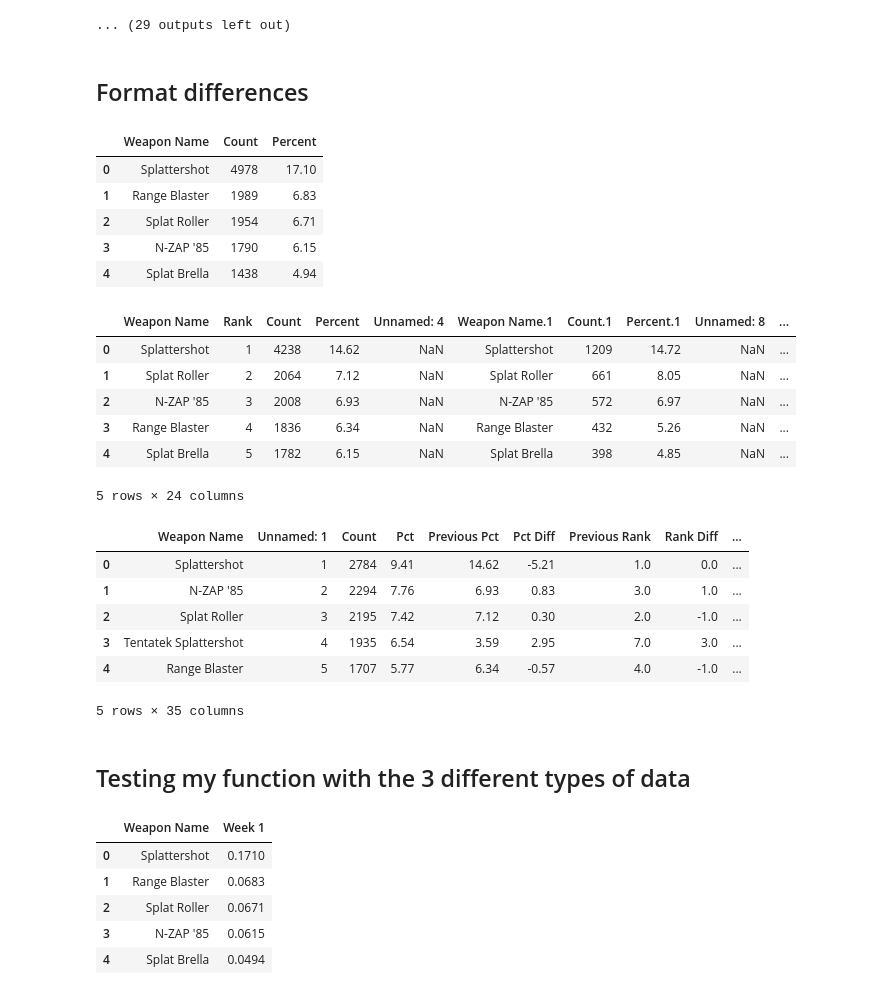
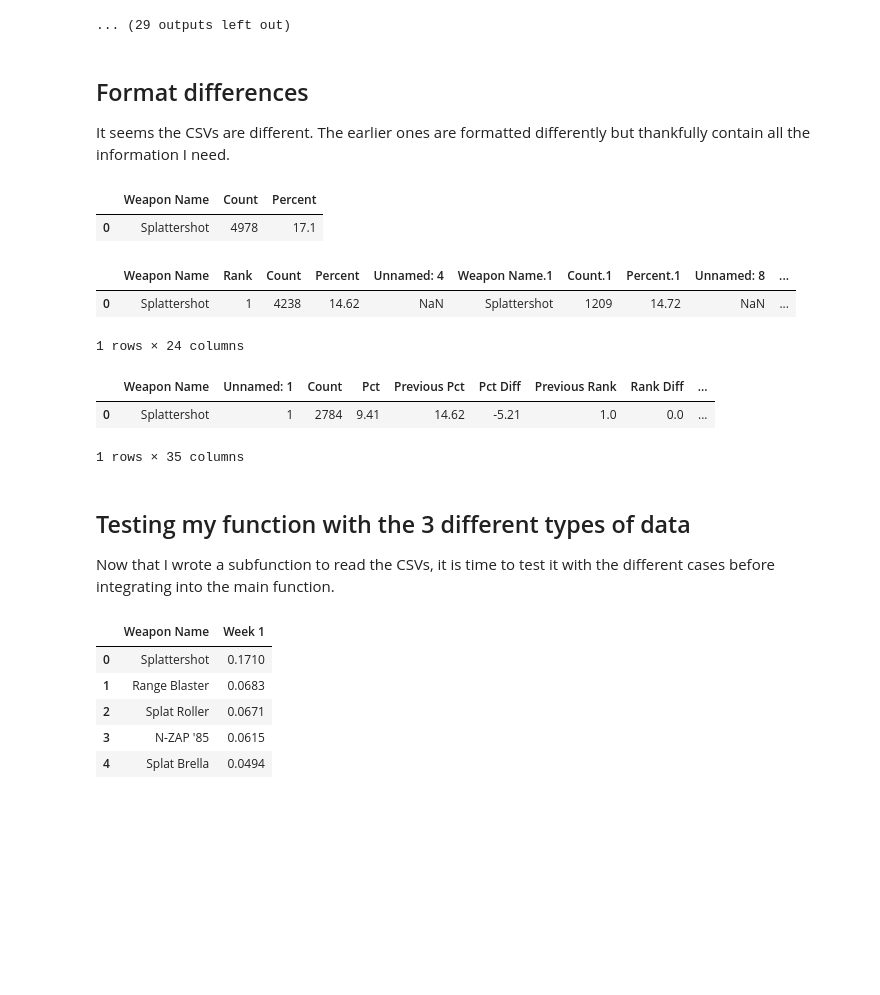
Before and after one commit to Rokushou/Splatoon2_Meta_EDA, a Jupyter notebook: Pipeline.ipynb, the cells around one changed output. Saved outputs shown, nothing was run; the diff lists cells and outputs as text; code cells hidden in the pictures; blank space fills up the shorter version.

Commit message:
fixed read bug

```diff
--- a/Pipeline.ipynb
+++ b/Pipeline.ipynb
@@ -157,43 +180,35 @@ for file in filenames:
 | 3 | Splat Roller | 3 | 2360 | 8.02 | 7.66 | 0.36 | 3 | 0 | ... |
 | 4 | Forge Splattershot Pro | 4 | 1481 | 5.03 | 3.61 | 1.42 | 6 | 2 | ... |
 ... (29 outputs left out)
-# %% [markdown]
-## Format differences
+# %% [markdown]
+## Format differences
+
+It seems the CSVs are different. The earlier ones are formatted differently but thankfully contain all the information I need.
 # %%
 # week 1 through 3 is pretty sparse, easy to work with
 test = pd.read_csv('data/raw/Week 1 10_28-11_3.csv')
-test.head()
+test.head(1)
 # %% [output]
 |  | Weapon Name | Count | Percent |
-| 0 | Splattershot | 4978 | 17.10 |
-| 1 | Range Blaster | 1989 | 6.83 |
-| 2 | Splat Roller | 1954 | 6.71 |
-| 3 | N-ZAP '85 | 1790 | 6.15 |
-| 4 | Splat Brella | 1438 | 4.94 |
+| 0 | Splattershot | 4978 | 17.1 |
 # %%
-# week 4 has 2 unnecessary header rows
+# week 4 has 2 unnecessary header rows, used skiprows to fix
 test = pd.read_csv('data/raw/Week 4 11_18-11_24.csv', skiprows=2)
-test.head()
+test.head(1)
 # %% [output]
 |  | Weapon Name | Rank | Count | Percent | Unnamed: 4 | Weapon Name.1 | Count.1 | Percent.1 | Unnamed: 8 | ... |
 | 0 | Splattershot | 1 | 4238 | 14.62 | NaN | Splattershot | 1209 | 14.72 | NaN | ... |
-| 1 | Splat Roller | 2 | 2064 | 7.12 | NaN | Splat Roller | 661 | 8.05 | NaN | ... |
-| 2 | N-ZAP '85 | 3 | 2008 | 6.93 | NaN | N-ZAP '85 | 572 | 6.97 | NaN | ... |
-| 3 | Range Blaster | 4 | 1836 | 6.34 | NaN | Range Blaster | 432 | 5.26 | NaN | ... |
-| 4 | Splat Brella | 5 | 1782 | 6.15 | NaN | Splat Brella | 398 | 4.85 | NaN | ... |
-5 rows × 24 columns
+1 rows × 24 columns
 # %%
-#all files from week 5 have 1 unnecessary header row and 'pct' instead of 'Percent'
+#all files from week 5 have 1 unnecessary header row and 'Pct' instead of 'Percent'
 test = pd.read_csv('data/raw/Week 5 11_25-12_1.csv', skiprows=1)
-test.head()
+test.head(1)
 # %% [output]
 |  | Weapon Name | Unnamed: 1 | Count | Pct | Previous Pct | Pct Diff | Previous Rank | Rank Diff | ... |
 | 0 | Splattershot | 1 | 2784 | 9.41 | 14.62 | -5.21 | 1.0 | 0.0 | ... |
-| 1 | N-ZAP '85 | 2 | 2294 | 7.76 | 6.93 | 0.83 | 3.0 | 1.0 | ... |
-| 2 | Splat Roller | 3 | 2195 | 7.42 | 7.12 | 0.30 | 2.0 | -1.0 | ... |
-| 3 | Tentatek Splattershot | 4 | 1935 | 6.54 | 3.59 | 2.95 | 7.0 | 3.0 | ... |
-| 4 | Range Blaster | 5 | 1707 | 5.77 | 6.34 | -0.57 | 4.0 | -1.0 | ... |
-5 rows × 35 columns
+1 rows × 35 columns
 # %% [markdown]
 ## Testing my function with the 3 different types of data
+
+Now that I wrote a subfunction to read the CSVs, it is time to test it with the different cases before integrating into the main function.
 # %%
```
Also changed, not shown: parts of 15 cells of this notebook, 1 other file.
